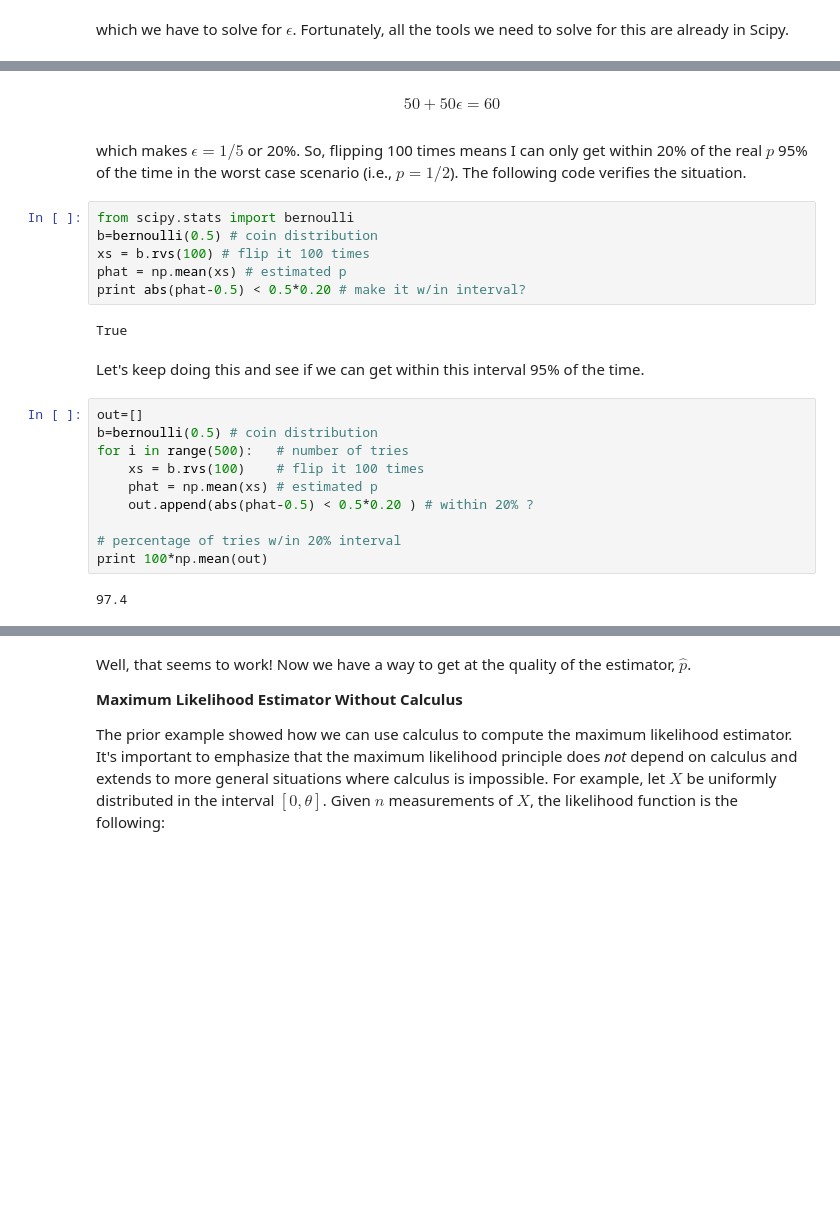
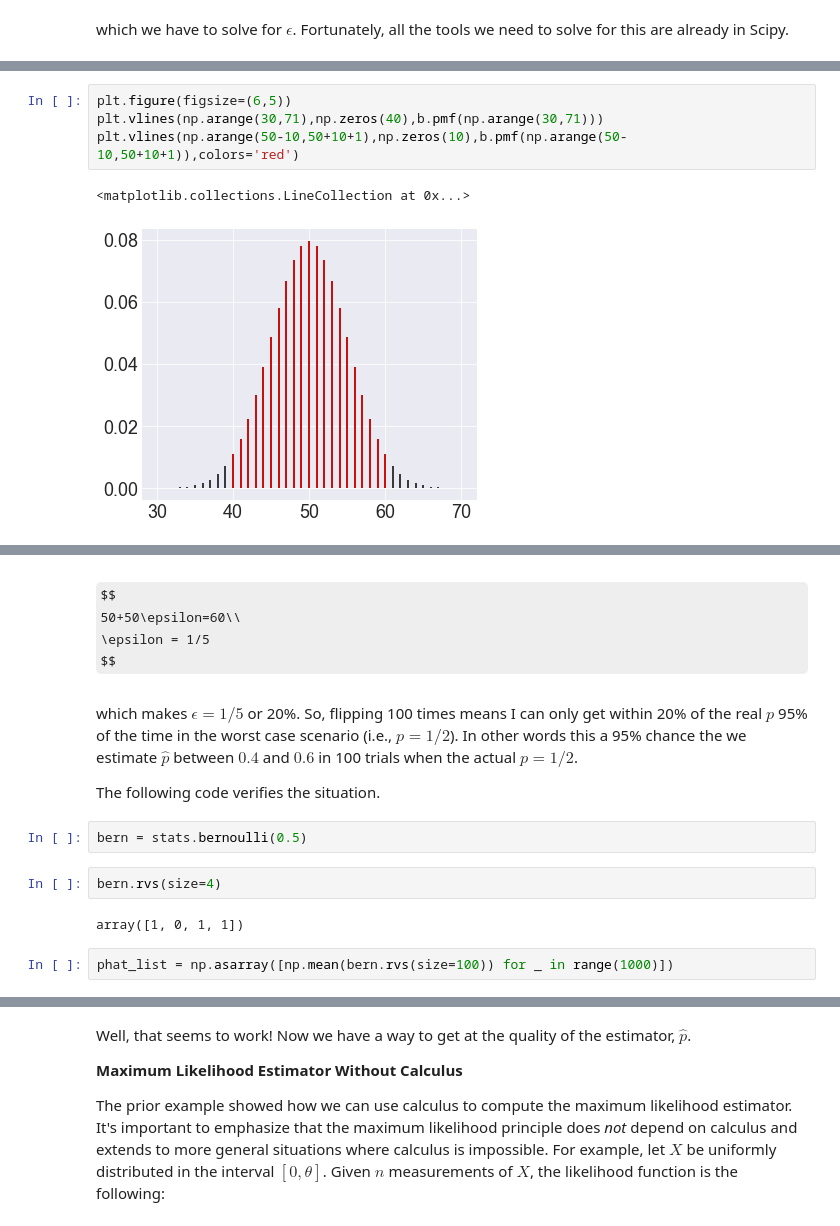
Before and after one commit to hvribeiro/MCSC1, a Jupyter notebook: aulas/03.1 - Introduction to Statistics.ipynb, the cells around one changed output, grey strips where cells are left out. Cells and saved outputs as stored; diff of their text form; some formulas as TeX source; blank space fills up the shorter version.

```diff
--- a/aulas/03.1 - Introduction to Statistics.ipynb
+++ b/aulas/03.1 - Introduction to Statistics.ipynb
@@ -1174,3 +1170,10 @@ fig.tight_layout()
+# %%
+plt.figure(figsize=(6,5))
+plt.vlines(np.arange(30,71),np.zeros(40),b.pmf(np.arange(30,71)))
+plt.vlines(np.arange(50-10,50+10+1),np.zeros(10),b.pmf(np.arange(50-10,50+10+1)),colors='red')
+# %% [output]
+<matplotlib.collections.LineCollection at 0x...>
+[figure, added]
 # %% [markdown]
 <!-- dom:FIGURE: [fig-statistics/Maximum_likelihood_20_2.png, width=500 frac=0.85] Probability mass function for $\hat{p}$. The two vertical lines form the confidence interval. <div id="fig:Maximum_likelihood_20_2"></div> -->
 <!-- begin figure -->
@@ -1186,32 +1189,21 @@ fig.tight_layout()
 have to go to accumulate 95\% of the probability. Now, we can solve this as
 # %% [markdown]
 $$
-50+50\epsilon=60
+50+50\epsilon=60\\
+\epsilon = 1/5
 $$
 # %% [markdown]
  which makes $\epsilon=1/5$ or 20\%. So, flipping 100 times means I can
 only get within 20\% of the real $p$ 95\% of the time in the worst case
-scenario (i.e., $p=1/2$). The following code verifies the situation.
+scenario (i.e., $p=1/2$). In other words this a 95\% chance the we estimate $\hat{p}$ between $0.4$ and $0.6$ in 100 trials when the actual $p=1/2$.
+
+
+The following code verifies the situation.
-# %%
-from scipy.stats import bernoulli
-b=bernoulli(0.5) # coin distribution
-xs = b.rvs(100) # flip it 100 times
-phat = np.mean(xs) # estimated p
-print abs(phat-0.5) < 0.5*0.20 # make it w/in interval?
-# %% [output]
-True
-# %% [markdown]
- Let's keep doing this and see if we can get within this interval 95\% of
-the time.
-# %%
-out=[]
-b=bernoulli(0.5) # coin distribution
-for i in range(500):   # number of tries
-    xs = b.rvs(100)    # flip it 100 times
-    phat = np.mean(xs) # estimated p
-    out.append(abs(phat-0.5) < 0.5*0.20 ) # within 20% ?
-
-# percentage of tries w/in 20% interval
-print 100*np.mean(out)
-# %% [output]
-97.4
+# %%
+bern = stats.bernoulli(0.5)
+# %%
+bern.rvs(size=4)
+# %% [output]
+array([1, 0, 1, 1])
+# %%
+phat_list = np.asarray([np.mean(bern.rvs(size=100)) for _ in range(1000)])
```
Also changed, not shown: parts of 27 cells of this notebook, 1 other file.
